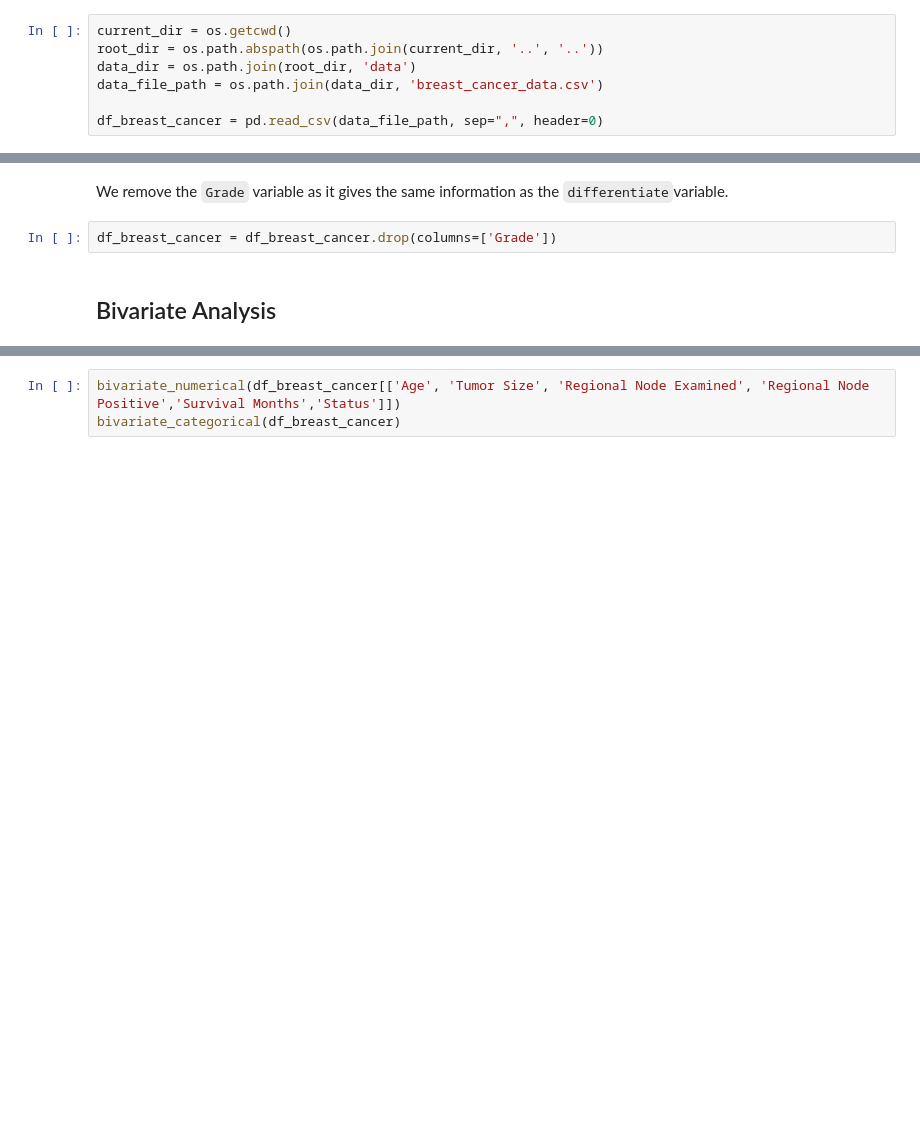
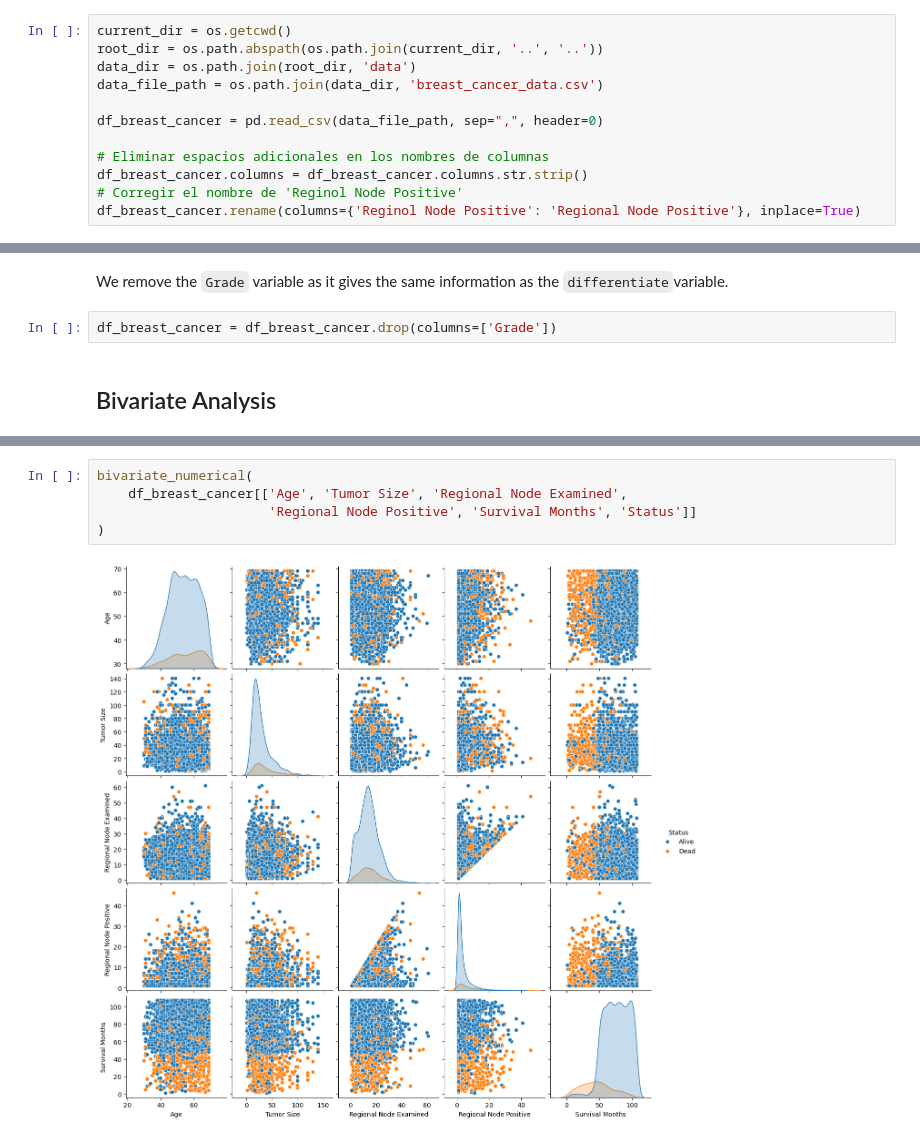
Before and after one commit to marcforto14/breast_cancer_survival, a Jupyter notebook: src/data_exploration/EDA.ipynb, the cells around one changed output, grey strips where cells are left out. Drawn from its saved outputs; the diff is of its cells as text; blank space fills up the shorter version.

Commit message:
bivariate analysis

```diff
--- a/src/data_exploration/EDA.ipynb
+++ b/src/data_exploration/EDA.ipynb
@@ -11,6 +11,11 @@ data_dir = os.path.join(root_dir, 'data')
 data_file_path = os.path.join(data_dir, 'breast_cancer_data.csv')
 
 df_breast_cancer = pd.read_csv(data_file_path, sep=",", header=0)
+
+# Eliminar espacios adicionales en los nombres de columnas
+df_breast_cancer.columns = df_breast_cancer.columns.str.strip()
+# Corregir el nombre de 'Reginol Node Positive'
+df_breast_cancer.rename(columns={'Reginol Node Positive': 'Regional Node Positive'}, inplace=True)
 # %% [markdown]
 # EDA (Exploratory Data Analysis)
 # %%
@@ -252,3 +278,7 @@ def join_barcharts(data1, data2, labels, title='', xlabel='', ylabel='', legend_
 # %%
-bivariate_numerical(df_breast_cancer[['Age', 'Tumor Size', 'Regional Node Examined', 'Regional Node Positive','Survival Months','Status']])
-bivariate_categorical(df_breast_cancer)
+bivariate_numerical(
+    df_breast_cancer[['Age', 'Tumor Size', 'Regional Node Examined',
+                      'Regional Node Positive', 'Survival Months', 'Status']]
+)
+# %% [output]
+[figure, added]
```
Also changed, not shown: parts of 9 cells of this notebook, 21 other files.
